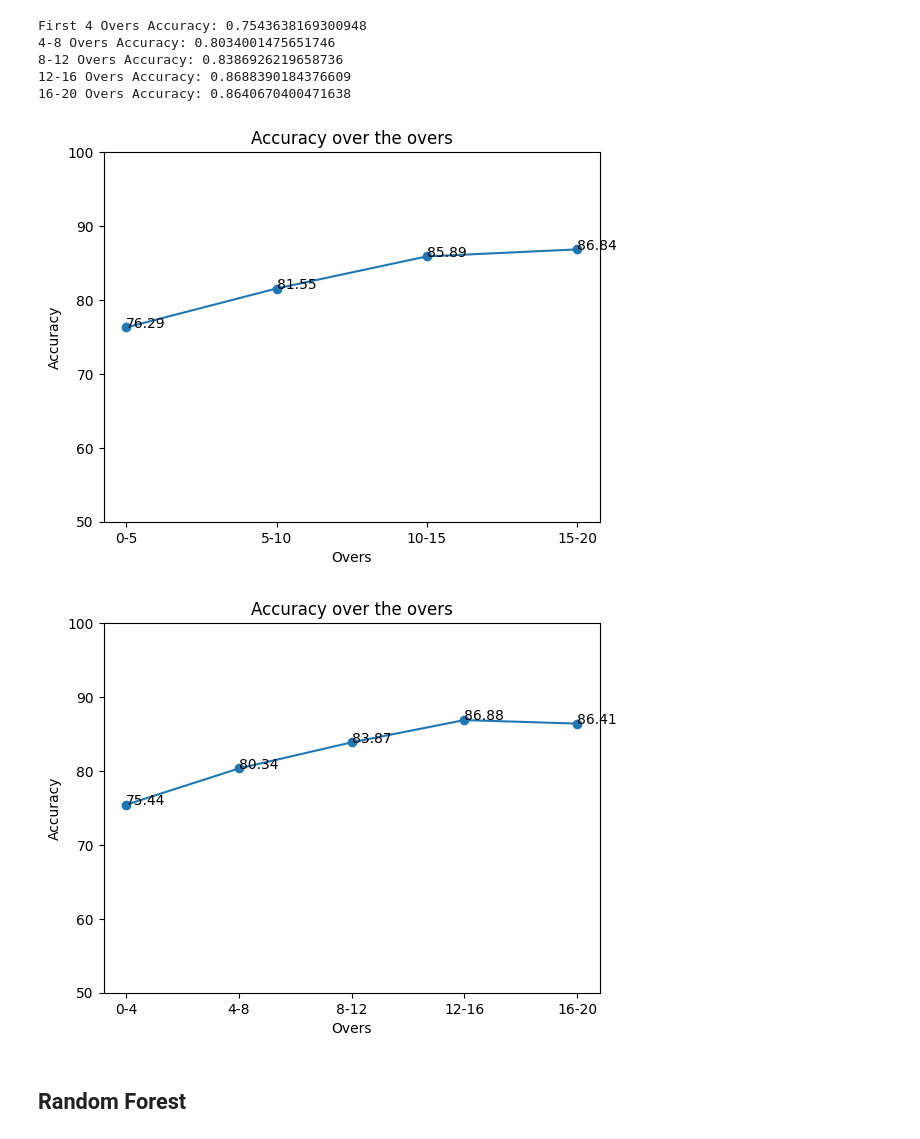
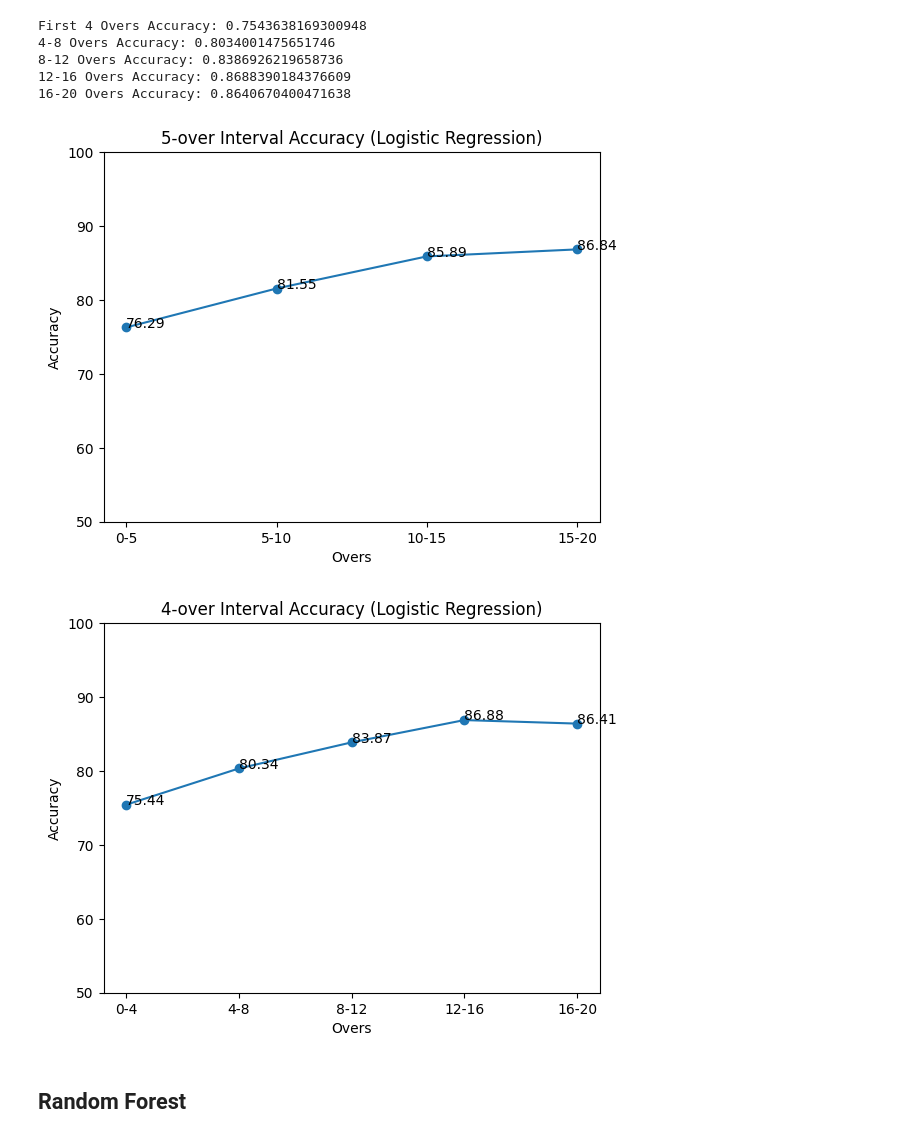
Before and after one commit to rushabhhere/t20-winner-prediction, a Jupyter notebook: model.ipynb, the cells around one changed output. Cells and saved outputs as stored; diff of their text form; code cells hidden in the pictures.

```diff
--- a/model.ipynb
+++ b/model.ipynb
@@ -279,9 +279,9 @@ df.shape
 from sklearn.model_selection import train_test_split
 from sklearn.preprocessing import MinMaxScaler
 
-X_cols = ['runs_required', 'wickets_remaining', 'crr', 'rrr', 'balls_remaining']
+features = ['runs_required', 'wickets_remaining', 'crr', 'rrr', 'balls_remaining']
 
-X = df[X_cols]
+X = df[features]
 # X = df[['runs_required', 'wickets_remaining', 'balls_remaining']]
 y = df['winner']
 
@@ -361,25 +362,29 @@ array([[0.3968254 , 0.5       , 0.76639712, 0.55834729, 0.83333333]])
 ### Test model over ranges of overs
 # %%
 # make a function for above 5 cells
-def get_accuracy(model, data):
+def get_accuracy(model, data, isnn=False):
     X = data[['runs_required', 'wickets_remaining', 'crr', 'rrr', 'balls_remaining']]
     y = data['winner']
 
     X = scaler.transform(X)
 
-    accuracy = model.score(X, y)
+    accuracy = 0
+    if isnn:
+        accuracy = model.evaluate(X, y)[1]
+    else:
+        accuracy = model.score(X, y)
     return accuracy
 
-def test_over_overs_5(model):
+def test_over_overs_5(model, isnn=False):
     first_5_overs = df[(df['balls_remaining'] >= 90)].copy()
     overs_5_10 = df[(df['balls_remaining'] >= 60) & (df['balls_remaining'] < 90)].copy()
     overs_10_15 = df[(df['balls_remaining'] >= 30) & (df['balls_remaining'] < 60)].copy()
     overs_15_20 = df[(df['balls_remaining'] < 30)].copy()
 
-    first_5_overs_accuracy = get_accuracy(model, first_5_overs)
-    overs_5_10_accuracy = get_accuracy(model, overs_5_10)
-    overs_10_15_accuracy = get_accuracy(model, overs_10_15)
-    overs_15_20_accuracy = get_accuracy(model, overs_15_20)
+    first_5_overs_accuracy = get_accuracy(model, first_5_overs, isnn)
+    overs_5_10_accuracy = get_accuracy(model, overs_5_10, isnn)
+    overs_10_15_accuracy = get_accuracy(model, overs_10_15, isnn)
+    overs_15_20_accuracy = get_accuracy(model, overs_15_20, isnn)
 
     return first_5_overs_accuracy, overs_5_10_accuracy, overs_10_15_accuracy, overs_15_20_accuracy
 # %%
@@ -428,17 +433,17 @@ First 4 Overs Accuracy: 0.7543638169300948
 # %%
 x = ['0-5', '5-10', '10-15', '15-20']
 y = [acc_0_5 * 100, acc_5_10 * 100, acc_10_15 * 100, acc_15_20 * 100]
 
 plt.plot(x, y, marker='o')
 plt.ylim(50, 100)
-plt.title('Accuracy over the overs')
+plt.title('5-over Interval Accuracy (Logistic Regression)')
 plt.xlabel('Overs')
 for i in range(len(x)):
     plt.text(x[i], y[i], round(y[i],2))
 plt.ylabel('Accuracy')
 plt.show()
 # %% [output]
-[figure, old version]
+[figure, new version]
 # %%
 #Plot for 4 overs
 x = ['0-4', '4-8', '8-12', '12-16', '16-20']
@@ -446,14 +451,14 @@ y = [acc_0_4 * 100, acc_4_8 * 100, acc_8_12 * 100, acc_12_16 * 100, acc_16_20 *
 
 plt.plot(x, y, marker='o')
 plt.ylim(50, 100)
-plt.title('Accuracy over the overs')
+plt.title('4-over Interval Accuracy (Logistic Regression)')
 plt.xlabel('Overs')
 for i in range(len(x)):
     plt.text(x[i], y[i], round(y[i],2))
 plt.ylabel('Accuracy')
 plt.show()
 # %% [output]
-[figure, old version]
+[figure, new version]
 # %%
 pickle.dump(lr_model, open('./models/logistic_regression.pkl', 'wb'))
 # %% [markdown]
```
Also changed, not shown: parts of 59 cells of this notebook, 2 other files.
